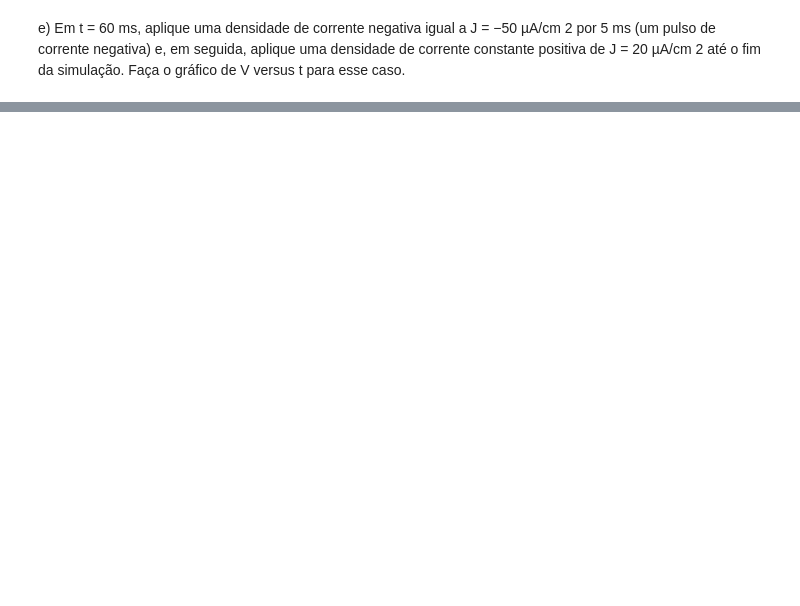
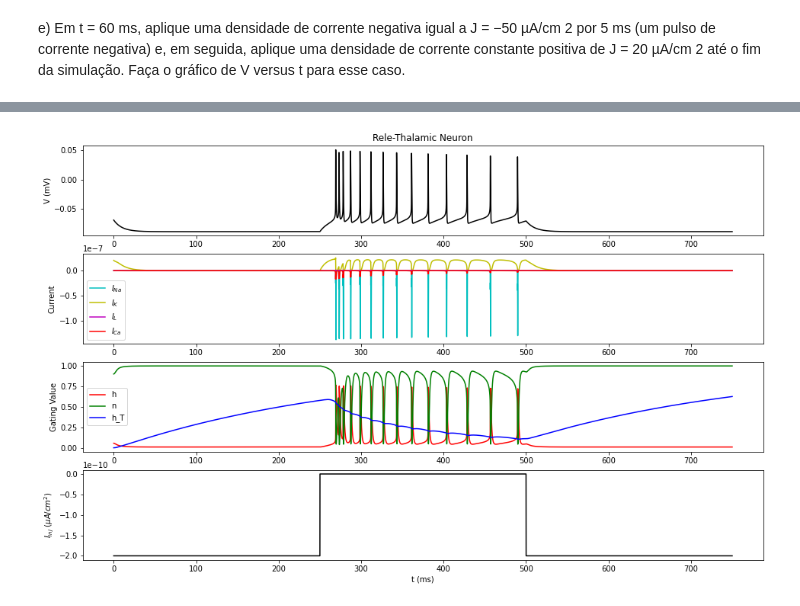
Before and after one commit to RafaelMRazeira/neurociencia_computacional_2022, a Jupyter notebook: Lista2/Lista2.ipynb, the cells around one changed output, grey strips where cells are left out. Saved outputs shown, nothing was run; the diff lists cells and outputs as text; code cells hidden in the pictures; blank space fills up the shorter version.

```diff
--- a/Lista2/Lista2.ipynb
+++ b/Lista2/Lista2.ipynb
@@ -187,0 +207,9 @@ muito longa, mas o intervalo entre disparos é bem pequeno. Explique o motivo di
+# %%
+runner = ReleTalamico(exp_time=750)
+
+J_base = -200e-12
+J_degrau = 200e-12
+
+_ = runner.run(J=[J_base, J_base+J_degrau, J_base], times=[(0, 250), (250, 500), (500, 750)])
+# %% [output]
+[figure, added]
```
Also changed, not shown: parts of 27 cells of this notebook, 2 other files.
